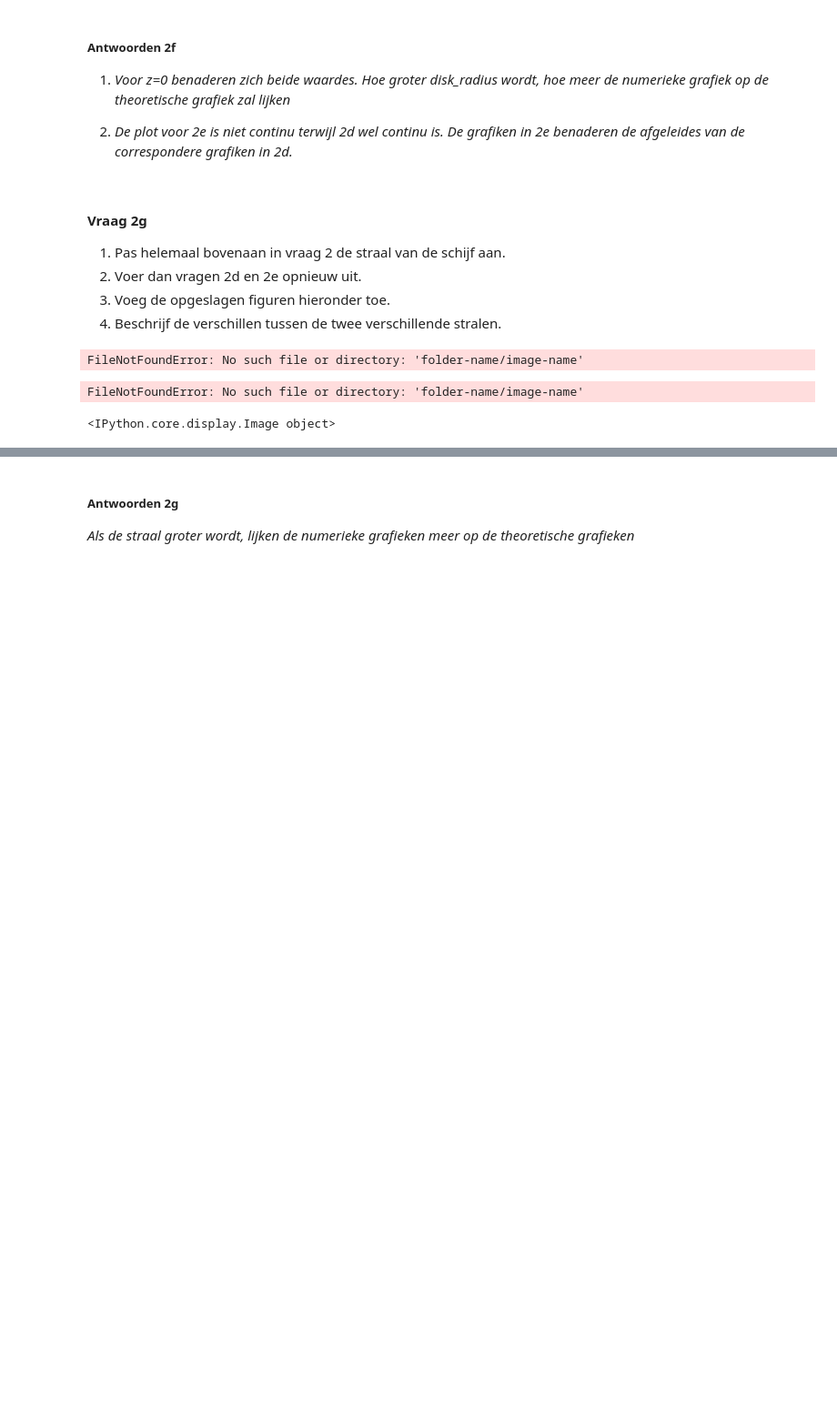
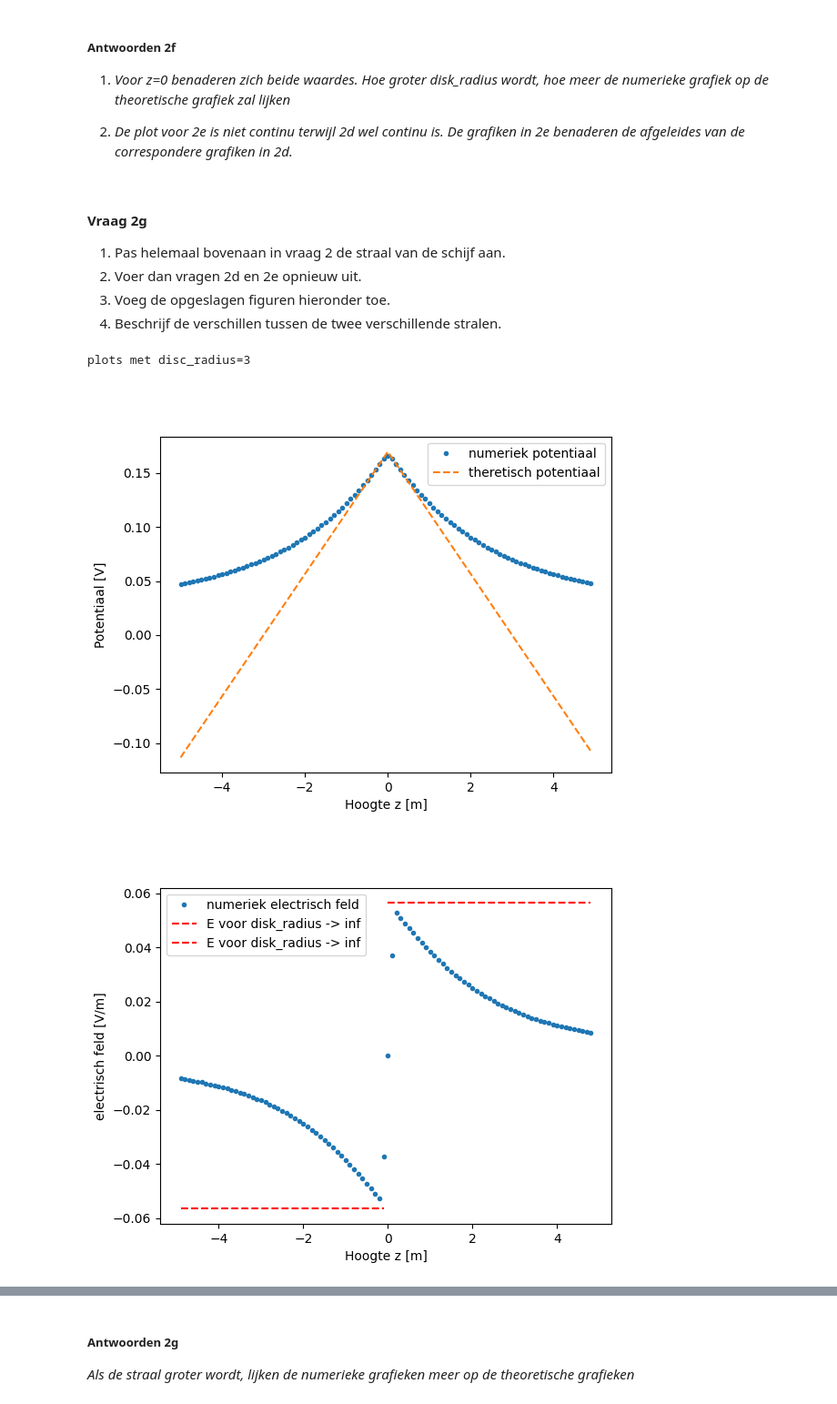
Before and after one commit to caricevonmorgen-dotcom/opdrachten-DEF-D-lol, a Jupyter notebook: DigitaleOntwerpopdrachten/1CondensatorOpdracht/CondensatorOntwerpopdracht.ipynb, the cells around one changed output, grey strips where cells are left out. Shown at 91% size. Cells and saved outputs as stored; diff of their text form; code cells hidden in the pictures; blank space fills up the shorter version.

```diff
--- a/DigitaleOntwerpopdrachten/1CondensatorOpdracht/CondensatorOntwerpopdracht.ipynb
+++ b/DigitaleOntwerpopdrachten/1CondensatorOpdracht/CondensatorOntwerpopdracht.ipynb
@@ -322,10 +322,11 @@ plt.show()
 4. Beschrijf de verschillen tussen de twee verschillende stralen.
 # %%
 ###
-###Jouw code hier###
+print('plots met disc_radius=3')
 ###
-display(Image("folder-name/image-name"))
+display(Image("opdracht 2d radius 3.png"))
+display(Image("opdracht 2e radius 3.png"))
 # %% [output]
-FileNotFoundError: No such file or directory: 'folder-name/image-name'
+plots met disc_radius=3
-FileNotFoundError: No such file or directory: 'folder-name/image-name'
-<IPython.core.display.Image object>
+[figure, added]
+[figure, added]
```
Also changed, not shown: parts of 5 cells of this notebook.
